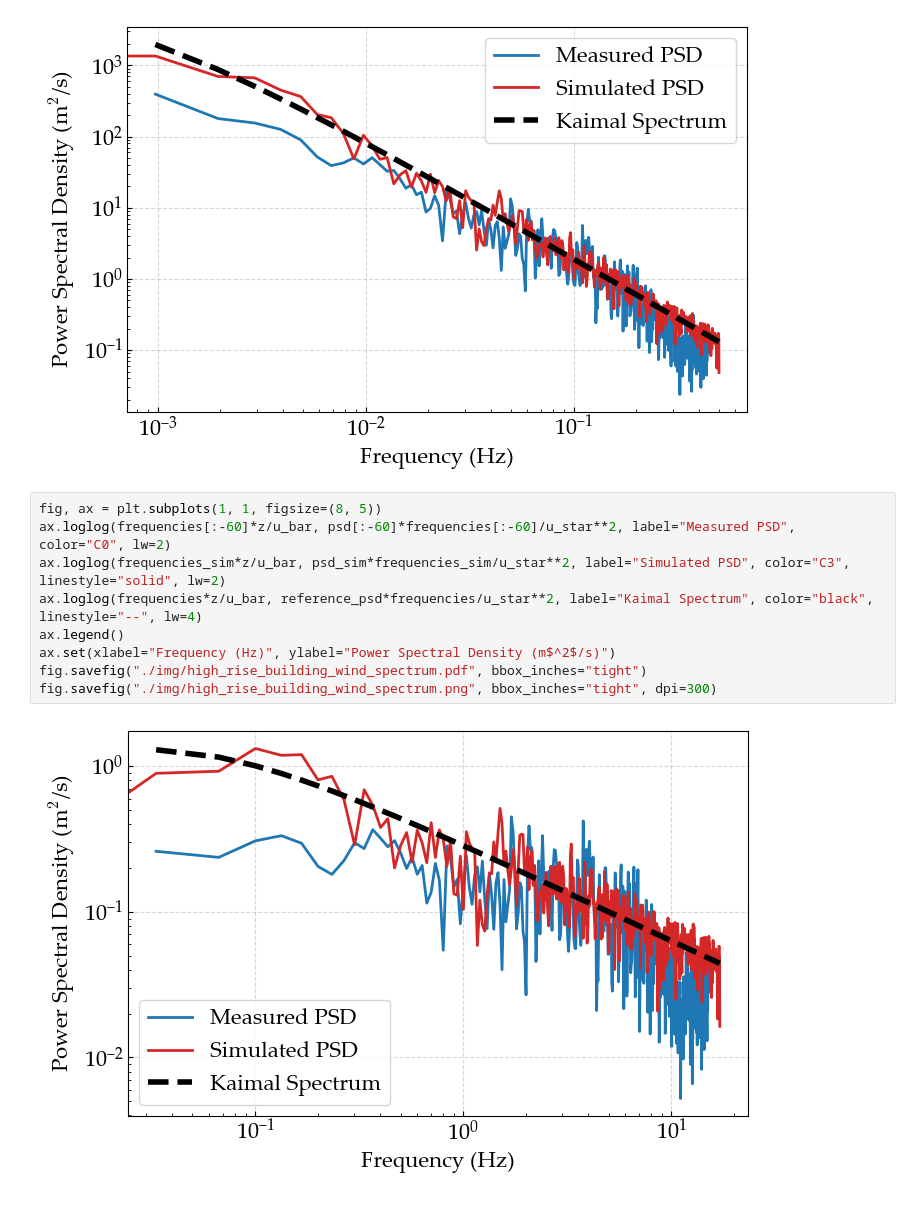
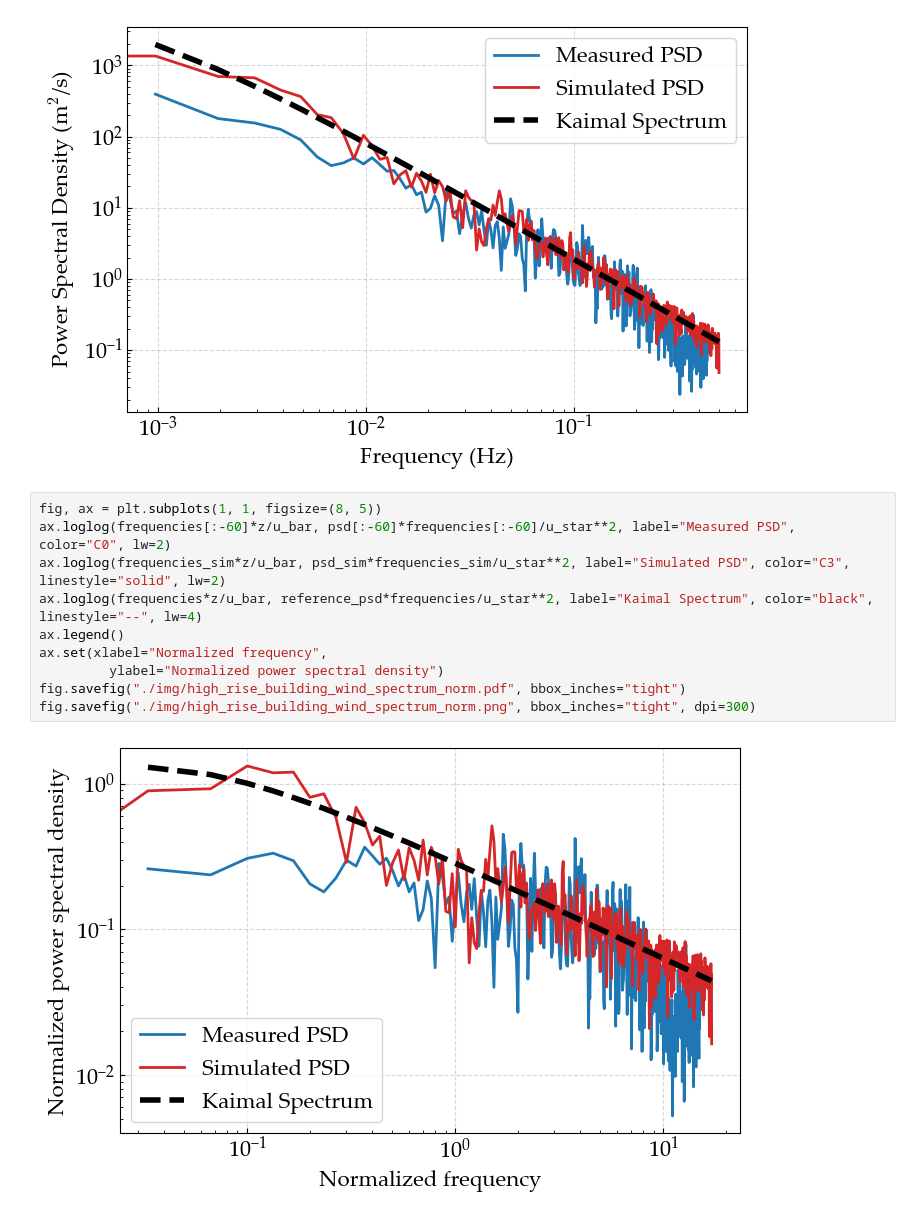
Before and after one commit to NanxiiChen/wind-simulation-GPU, a Jupyter notebook: examples/simulate_high_rise_building.ipynb, the cells around one changed output. Cells and saved outputs as stored; diff of their text form.

```diff
--- a/examples/simulate_high_rise_building.ipynb
+++ b/examples/simulate_high_rise_building.ipynb
@@ -136,11 +136,12 @@ ax.set(xlabel="Frequency (Hz)", ylabel="Power Spectral Density (m$^2$/s)")
 # %%
 fig, ax = plt.subplots(1, 1, figsize=(8, 5))
 ax.loglog(frequencies[:-60]*z/u_bar, psd[:-60]*frequencies[:-60]/u_star**2, label="Measured PSD", color="C0", lw=2)
 ax.loglog(frequencies_sim*z/u_bar, psd_sim*frequencies_sim/u_star**2, label="Simulated PSD", color="C3", linestyle="solid", lw=2)
 ax.loglog(frequencies*z/u_bar, reference_psd*frequencies/u_star**2, label="Kaimal Spectrum", color="black", linestyle="--", lw=4)
 ax.legend()
-ax.set(xlabel="Frequency (Hz)", ylabel="Power Spectral Density (m$^2$/s)")
-fig.savefig("./img/high_rise_building_wind_spectrum.pdf", bbox_inches="tight")
-fig.savefig("./img/high_rise_building_wind_spectrum.png", bbox_inches="tight", dpi=300)
+ax.set(xlabel="Normalized frequency",
+         ylabel="Normalized power spectral density")
+fig.savefig("./img/high_rise_building_wind_spectrum_norm.pdf", bbox_inches="tight")
+fig.savefig("./img/high_rise_building_wind_spectrum_norm.png", bbox_inches="tight", dpi=300)
 # %% [output]
-[figure, old version]
+[figure, new version]
```
Also changed, not shown: 12 other files.
